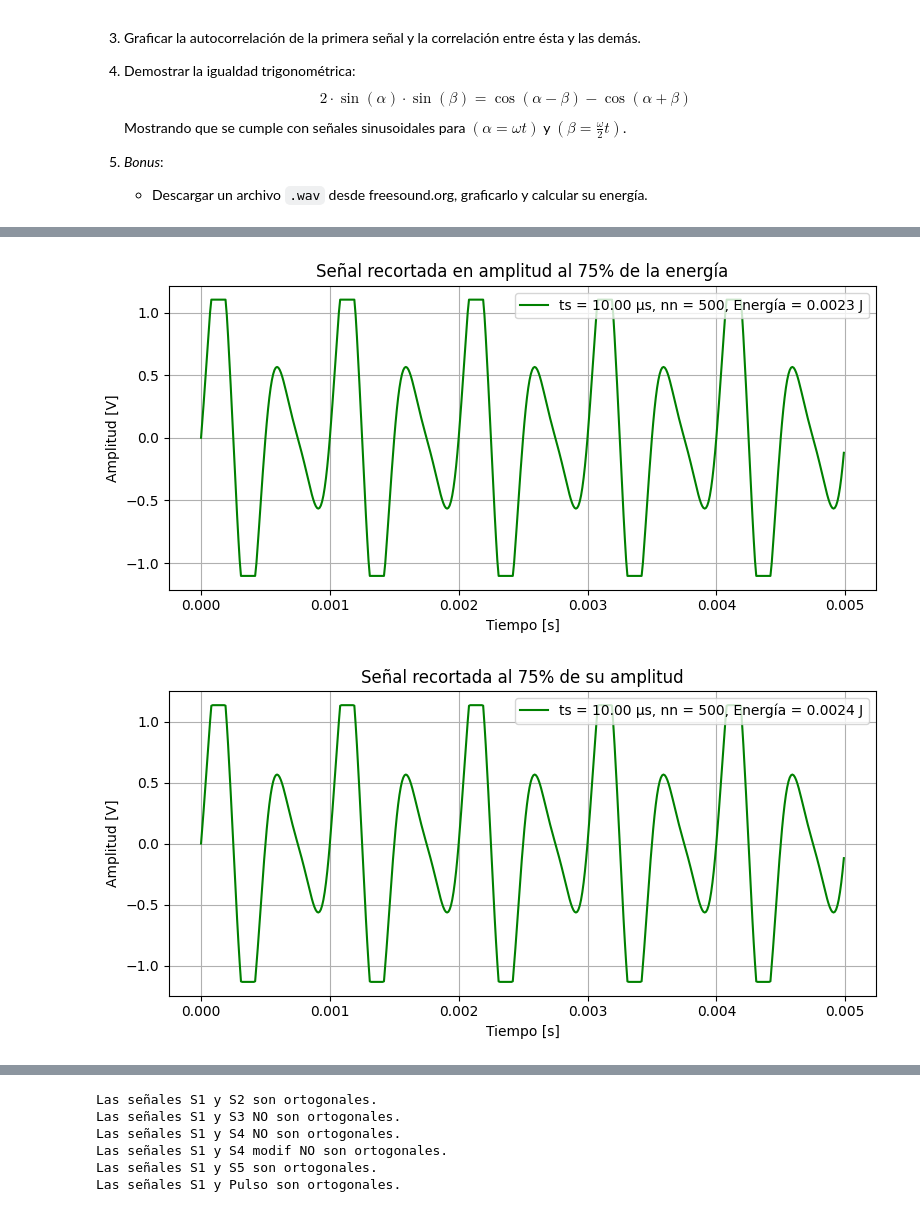
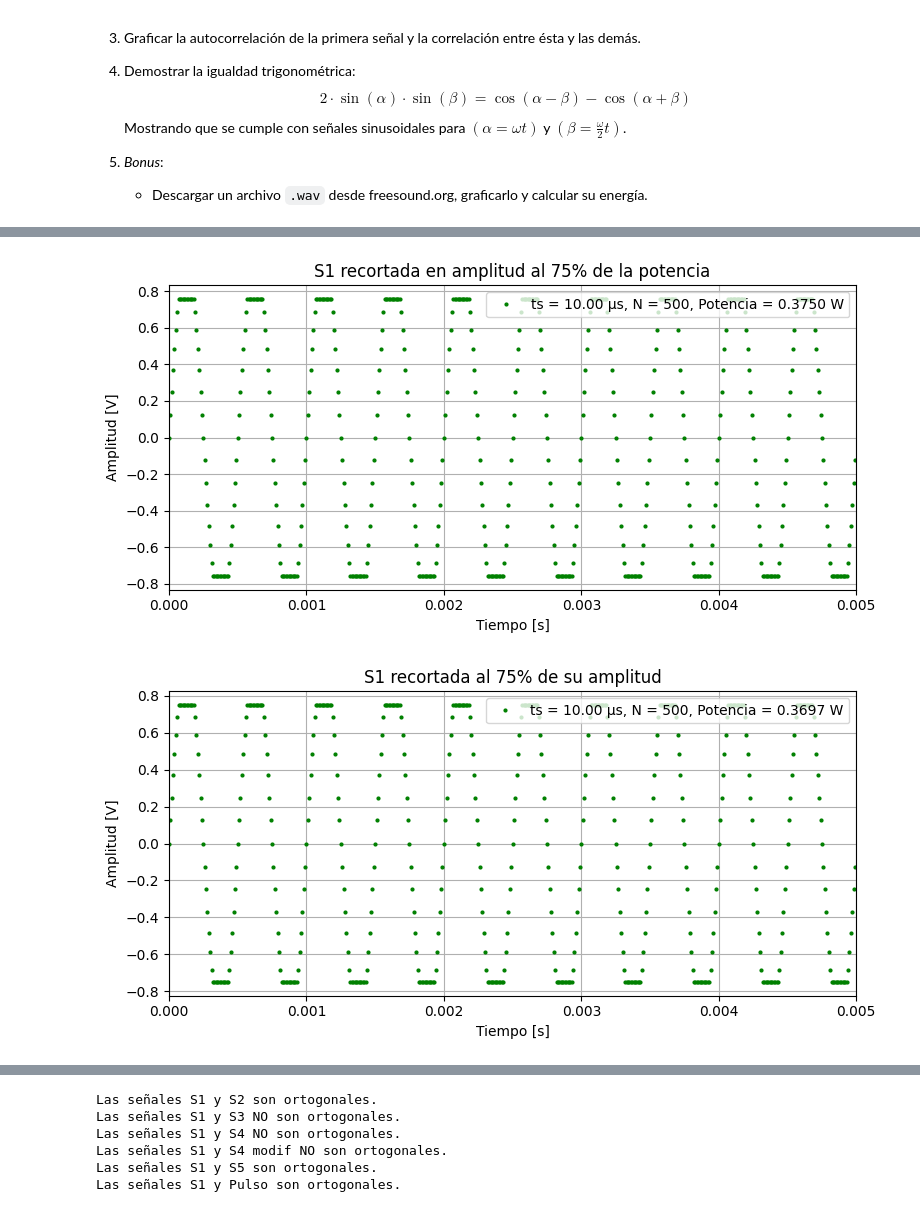
Before and after one commit to aguspaolini/aps-Paolini-Rosso, a Jupyter notebook: TS1 - Paolini Rosso.ipynb, the cells around one changed output, grey strips where cells are left out. Saved outputs shown, nothing was run; the diff lists cells and outputs as text; code cells hidden in the pictures.

```diff
--- a/TS1 - Paolini Rosso.ipynb
+++ b/TS1 - Paolini Rosso.ipynb
@@ -228,36 +234,36 @@ Seguidamente, se recortó en amplitud esta señal modulada al `75%` de su energ
 # %%
-def recorte_energia(signal, ts, porcentaje=0.75):
+def recorte_potencia(signal, porcentaje=0.75):
 
-    # Energía original
-    E_orig = np.sum(np.abs(signal)**2) * ts
-    E_obj = porcentaje * E_orig
+    # Potencia original (discreta, promedio)
+    P_orig = np.mean(np.abs(signal)**2)
+    P_obj = porcentaje * P_orig
 
     # Máxima amplitud de la señal
     max_amp = np.max(np.abs(signal))
     umbral = max_amp
 
     # Búsqueda iterativa del umbral
-    for thresh in np.linspace(max_amp, 0, 2000):
-        rec = np.clip(signal, -thresh, thresh)
-        E_rec = np.sum(np.abs(rec)**2) * ts
-        if E_rec <= E_obj:
-            umbral = thresh
+    for i in np.linspace(max_amp, 0, 2000):
+        rec = np.clip(signal, -i, i)
+        P_rec = np.mean(np.abs(rec)**2)   # potencia promedio, no energía
+        if P_rec <= P_obj:
+            umbral = i
             break
 
     signal_rec = np.clip(signal, -umbral, umbral)
     return signal_rec, umbral
 
 
 def recorte_por_amplitud(x, factor=0.75):
     A = np.max(np.abs(x))
     u = factor * A
     return np.clip(x, -u, u), u
 
-sen_4, umbral = recorte_energia(sen_3,ts,0.75)
-sen_4_modif, umbral_modif = recorte_por_amplitud(sen_3,0.75)
-grafico(tt, sen_4, 'Señal recortada en amplitud al 75% de la energía')
-grafico(tt, sen_4_modif, 'Señal recortada al 75% de su amplitud')
+sen_4, umbral = recorte_potencia(sen_1,0.75)
+sen_4_modif, umbral_modif = recorte_por_amplitud(sen_1,0.75)
+grafico(tt, sen_4, 'S1 recortada en amplitud al 75% de la potencia')
+grafico(tt, sen_4_modif, 'S1 recortada al 75% de su amplitud')
 # %% [output]
-[figure, old version]
+[figure, new version]
-[figure, old version]
+[figure, new version]
 # %% [markdown]
```
Also changed, not shown: parts of 18 cells of this notebook, 4 other files.
